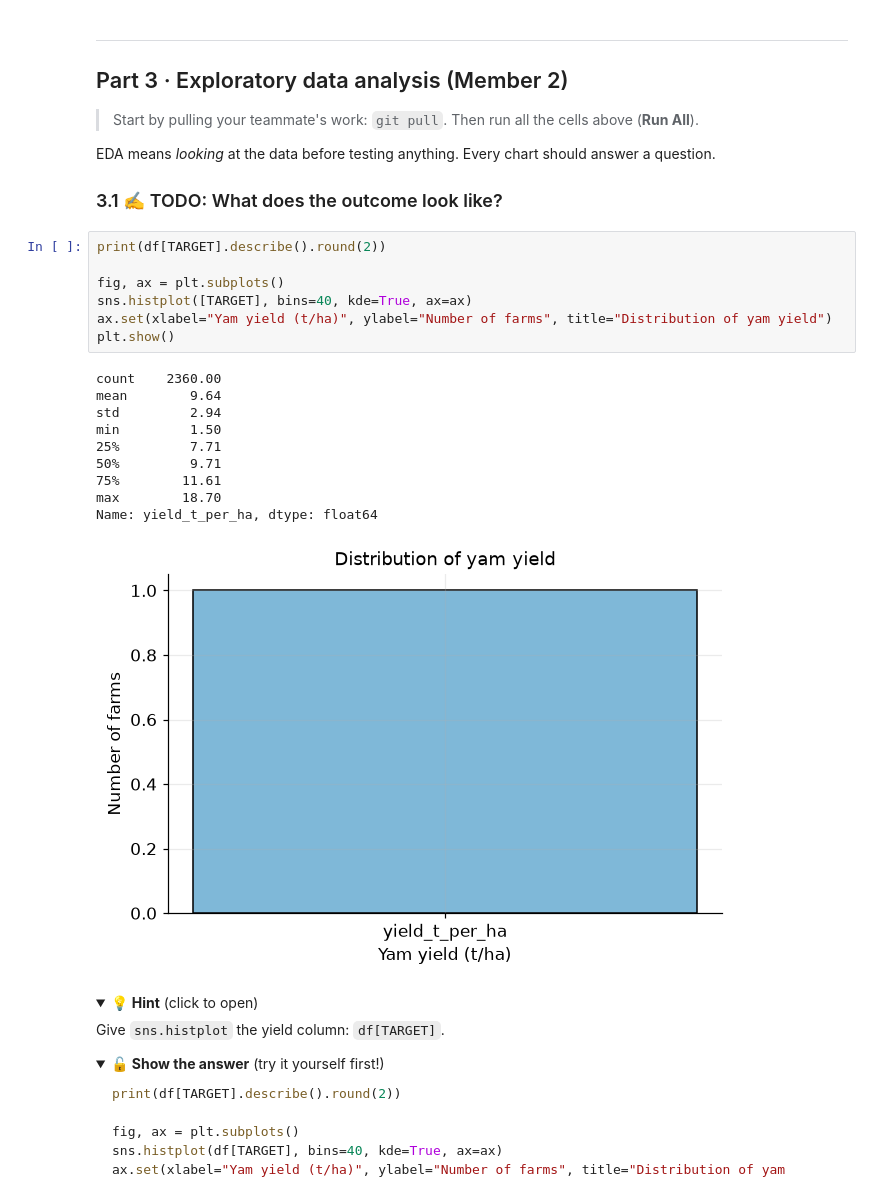
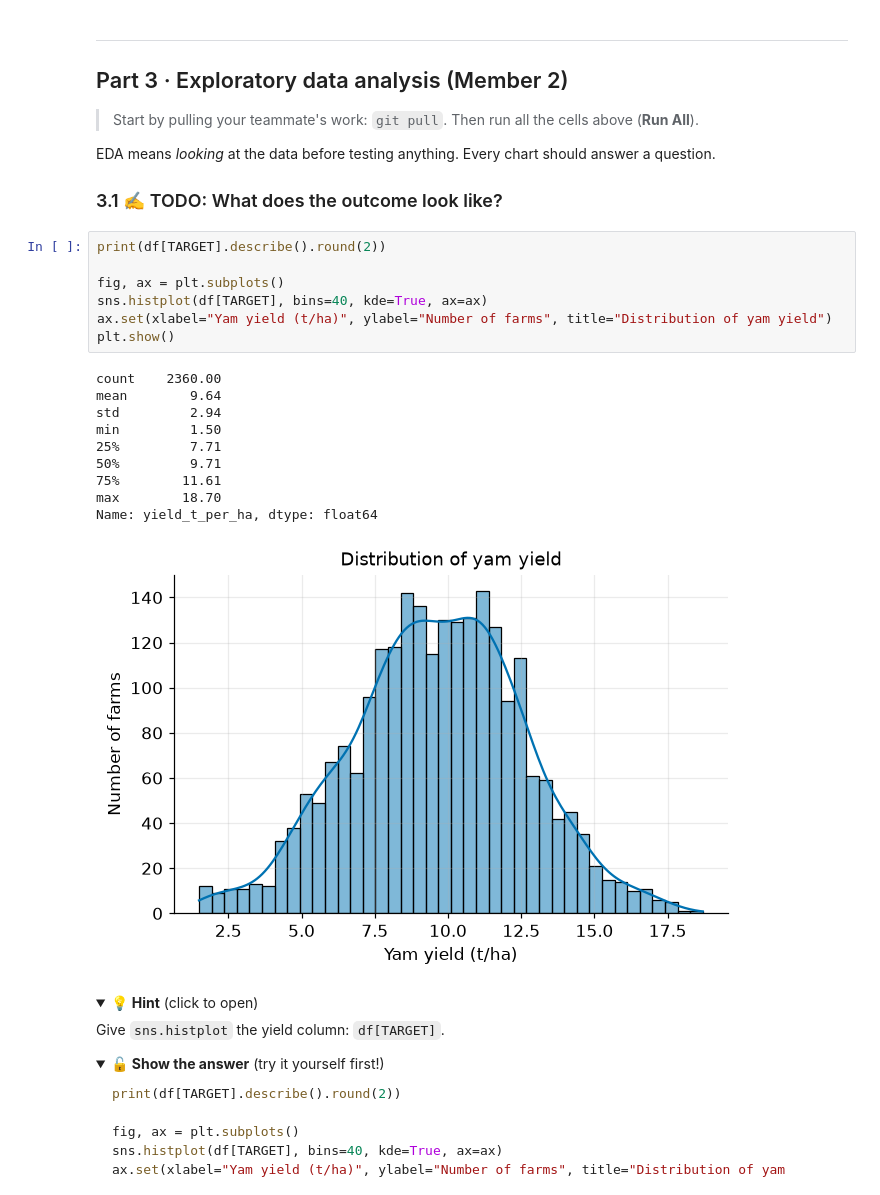
Before and after one commit to Jinawalic/nsuk-ds-group-02, a Jupyter notebook: notebooks/group_project.ipynb, the cells around one changed output. Drawn from its saved outputs; the diff is of its cells as text; folded sections open.

```diff
--- a/notebooks/group_project.ipynb
+++ b/notebooks/group_project.ipynb
@@ -851,21 +852,21 @@ EDA means *looking* at the data before testing anything. Every chart should answ
 # %%
 print(df[TARGET].describe().round(2))
 
 fig, ax = plt.subplots()
-sns.histplot([TARGET], bins=40, kde=True, ax=ax)
+sns.histplot(df[TARGET], bins=40, kde=True, ax=ax)
 ax.set(xlabel="Yam yield (t/ha)", ylabel="Number of farms", title="Distribution of yam yield")
 plt.show()
 # %% [output]
 count    2360.00
 mean        9.64
 std         2.94
 min         1.50
 25%         7.71
 50%         9.71
 75%        11.61
 max        18.70
 Name: yield_t_per_ha, dtype: float64
-[figure, old version]
+[figure, new version]
 # %% [markdown]
 <details><summary>💡 <b>Hint</b> (click to open)</summary>
 
```
Also changed, not shown: parts of 3 cells of this notebook, 1 other file.
